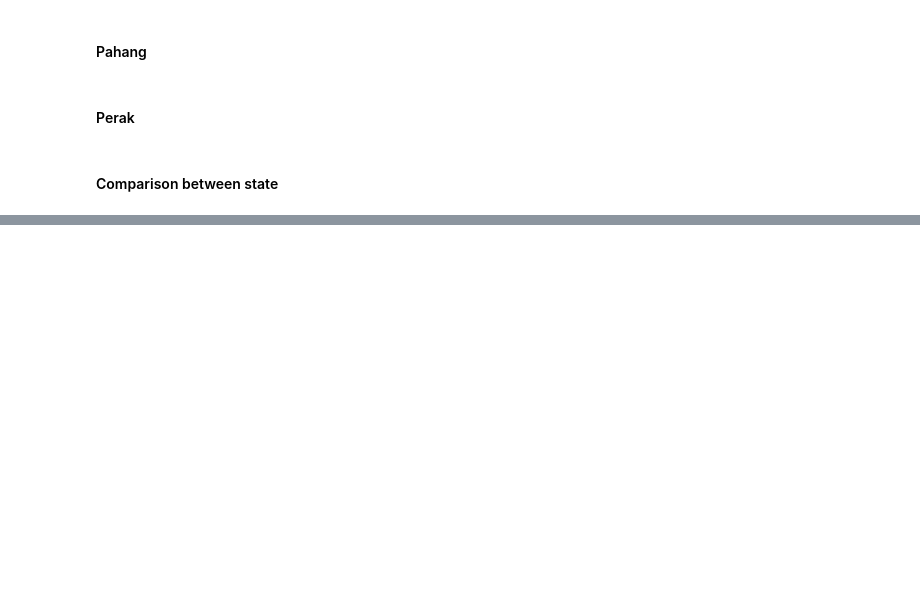
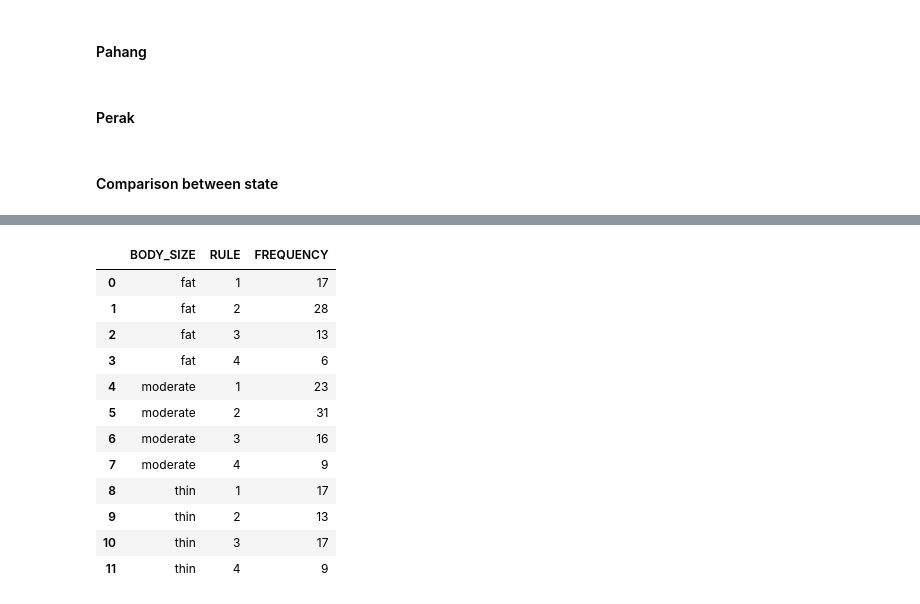
Before and after one commit to mzamfirdaus/dataminingproject, a Jupyter notebook: datapreprocessing.ipynb, the cells around one changed output, grey strips where cells are left out. Saved outputs shown, nothing was run; the diff lists cells and outputs as text; code cells hidden in the pictures; blank space fills up the shorter version.

```diff
--- a/datapreprocessing.ipynb
+++ b/datapreprocessing.ipynb
@@ -442,0 +616,34 @@ fig.show()
+# %%
+customerSize = laundry[['BODY_SIZE', 'DRYER_NO', 'WASHER_NO']]
+rule1 = customerSize[(customerSize['DRYER_NO'] == 10) & (customerSize['WASHER_NO'] == 6)]
+rule1['RULE'] = '1'
+
+rule2 = customerSize[(customerSize['DRYER_NO'] == 7) & (customerSize['WASHER_NO'] == 3)]
+rule2['RULE'] = '2'
+
+rule3 = customerSize[(customerSize['DRYER_NO'] == 8) & (customerSize['WASHER_NO'] == 4)]
+rule3['RULE'] = '3'
+
+rule4 = customerSize[(customerSize['DRYER_NO'] == 9) & (customerSize['WASHER_NO'] == 4)]
+rule4['RULE'] = '4'
+# %%
+merged_df = pd.concat([rule1, rule2, rule3, rule4]).reset_index(drop=True)
+
+bodySize = merged_df.groupby(['BODY_SIZE', 'RULE']).size().reset_index()
+bodySize = bodySize.rename(columns={0:'FREQUENCY'})
+
+bodySize
+# %% [output]
+|  | BODY_SIZE | RULE | FREQUENCY |
+| 0 | fat | 1 | 17 |
+| 1 | fat | 2 | 28 |
+| 2 | fat | 3 | 13 |
+| 3 | fat | 4 | 6 |
+| 4 | moderate | 1 | 23 |
+| 5 | moderate | 2 | 31 |
+| 6 | moderate | 3 | 16 |
+| 7 | moderate | 4 | 9 |
+| 8 | thin | 1 | 17 |
+| 9 | thin | 2 | 13 |
+| 10 | thin | 3 | 17 |
+| 11 | thin | 4 | 9 |
```
Also changed, not shown: parts of 23 cells of this notebook.
